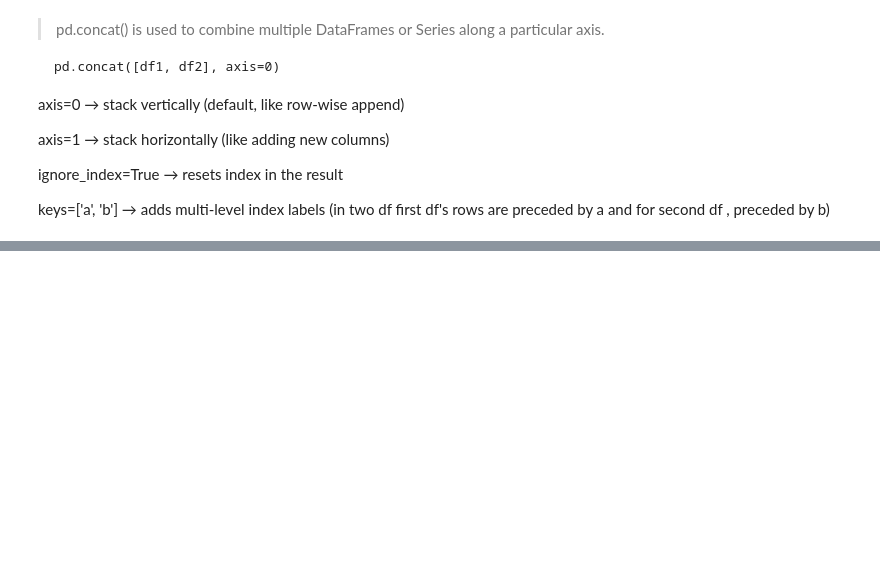
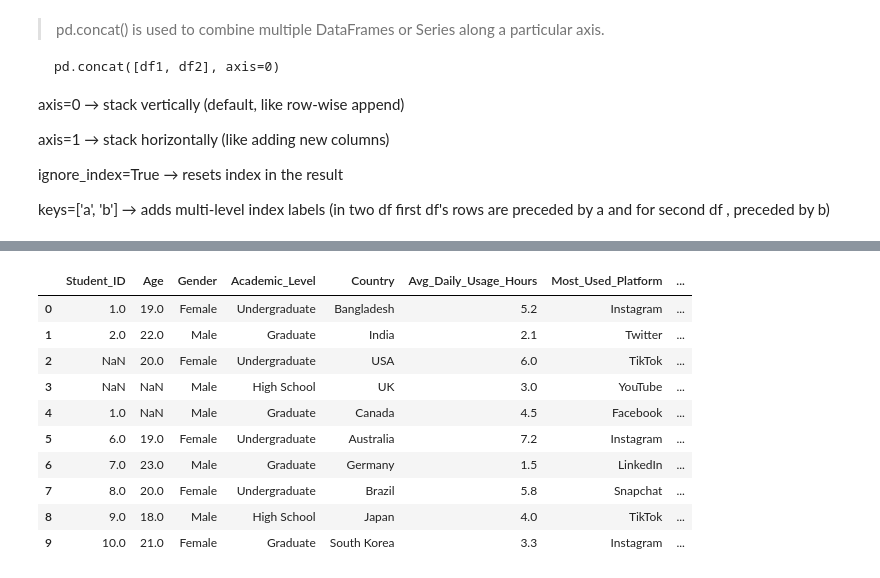
Before and after one commit to jatinmeenaa/pandas_learning, a Jupyter notebook: Pandas.ipynb, the cells around one changed output, grey strips where cells are left out. Saved outputs shown, nothing was run; the diff lists cells and outputs as text; code cells hidden in the pictures; blank space fills up the shorter version.

```diff
--- a/Pandas.ipynb
+++ b/Pandas.ipynb
@@ -255,0 +310,16 @@ pd.concat([df1,df2],axis=1)
+# %%
+data=data[:10].copy()
+data.loc[3:4,'Age']=np.nan
+data
+# %% [output]
+|  | Student_ID | Age | Gender | Academic_Level | Country | Avg_Daily_Usage_Hours | Most_Used_Platform | ... |
+| 0 | 1.0 | 19.0 | Female | Undergraduate | Bangladesh | 5.2 | Instagram | ... |
+| 1 | 2.0 | 22.0 | Male | Graduate | India | 2.1 | Twitter | ... |
+| 2 | NaN | 20.0 | Female | Undergraduate | USA | 6.0 | TikTok | ... |
+| 3 | NaN | NaN | Male | High School | UK | 3.0 | YouTube | ... |
+| 4 | 1.0 | NaN | Male | Graduate | Canada | 4.5 | Facebook | ... |
+| 5 | 6.0 | 19.0 | Female | Undergraduate | Australia | 7.2 | Instagram | ... |
+| 6 | 7.0 | 23.0 | Male | Graduate | Germany | 1.5 | LinkedIn | ... |
+| 7 | 8.0 | 20.0 | Female | Undergraduate | Brazil | 5.8 | Snapchat | ... |
+| 8 | 9.0 | 18.0 | Male | High School | Japan | 4.0 | TikTok | ... |
+| 9 | 10.0 | 21.0 | Female | Graduate | South Korea | 3.3 | Instagram | ... |
```
Also changed, not shown: parts of 13 cells of this notebook.
